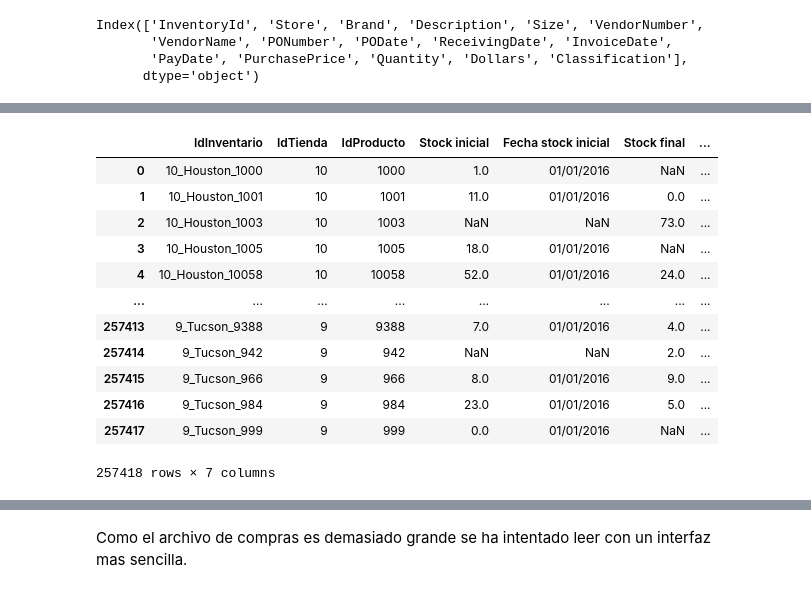
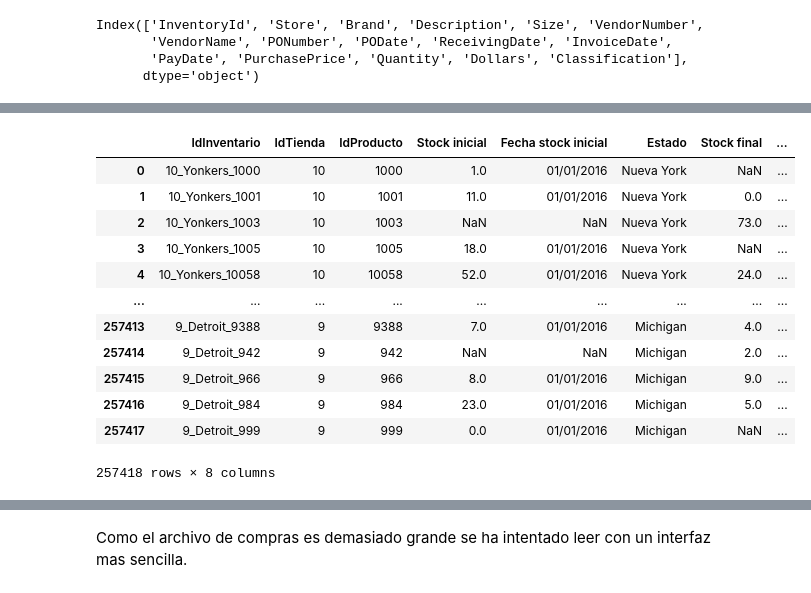
Before and after one commit to isabelunamuno/TFM, a Jupyter notebook: VisualStudio_ETL/Procesamiento.ipynb, the cells around one changed output, grey strips where cells are left out. Cells and saved outputs as stored; diff of their text form; code cells hidden in the pictures.

```diff
--- a/VisualStudio_ETL/Procesamiento.ipynb
+++ b/VisualStudio_ETL/Procesamiento.ipynb
@@ -447,6 +455,6 @@ city_counts_df.to_excel('city_counts_end.xlsx', index=False)
 Se han pasado ambos excels y se han juntado todas las ciudades (las que se encuentran en las dos tablas) en una columna llamada "Invented_city"
 # %%
 # Leer el archivo CSV con las ciudades inventadas y las ciudades reales
-df_ciudades = pd.read_csv(r'C:\Code projects\TFM\DatosOriginales\Ciudades.csv', sep=';', encoding='latin1')
+df_ciudades = pd.read_csv(r'C:\Code projects\TFM\DatosOriginales\Ciudades2.csv', sep=',', encoding='latin1')
 print(df_ciudades.head())
 # %% [output]
@@ -459,7 +467,12 @@ print(df_ciudades.head())
 # %%
 # Reemplazar las ciudades inventadas con las ciudades reales
-inventario_inicial['City'] = inventario_inicial['City'].replace(dict(zip(df_ciudades['Invented_city'], df_ciudades['Real_city'])))
-inventario_final['City'] = inventario_final['City'].replace(dict(zip(df_ciudades['Invented_city'], df_ciudades['Real_city'])))
+inventario_inicial['City'] = inventario_inicial['City'].replace(dict(zip(df_ciudades['Ciudad original'], df_ciudades['Ciudad real'])))
+inventario_final['City'] = inventario_final['City'].replace(dict(zip(df_ciudades['Ciudad original'], df_ciudades['Ciudad real'])))
+
+# Añadir una columna con el estado
+state_mapping = dict(zip(df_ciudades['Ciudad real'], df_ciudades['Estado']))
+inventario_inicial['Estado'] = inventario_inicial['City'].map(state_mapping)
+inventario_final['Estado'] = inventario_final['City'].map(state_mapping)
 # %% [markdown]
 Una vez realizado el cambio de ciudades, tambien se ha modificado la columna InventoryId, que procede de la columna ciudad.
 # %%
@@ -775,20 +845,20 @@ H_compras_filtrada
 319970 rows × 12 columns
 # %%
-H_inventario= pd.merge(inventario_inicial, inventario_final, on=['InventoryId', 'Store', 'City', 'Brand', 'Description', 'Size'], how='outer')
+H_inventario= pd.merge(inventario_inicial, inventario_final, on=['InventoryId', 'Store', 'City', 'Brand', 'Description', 'Size','Estado'], how='outer')
 H_inventario.drop(['City','Description','Size','Price_x','Price_y'], axis=1, inplace=True)
-H_inventario.columns=['IdInventario','IdTienda','IdProducto','Stock inicial','Fecha stock inicial','Stock final','Fecha stock final']
+H_inventario.columns=['IdInventario','IdTienda','IdProducto','Stock inicial','Fecha stock inicial','Estado','Stock final','Fecha stock final']
 H_inventario
 # %% [output]
-|  | IdInventario | IdTienda | IdProducto | Stock inicial | Fecha stock inicial | Stock final | ... |
-| 0 | 10_Houston_1000 | 10 | 1000 | 1.0 | 01/01/2016 | NaN | ... |
-| 1 | 10_Houston_1001 | 10 | 1001 | 11.0 | 01/01/2016 | 0.0 | ... |
-| 2 | 10_Houston_1003 | 10 | 1003 | NaN | NaN | 73.0 | ... |
-| 3 | 10_Houston_1005 | 10 | 1005 | 18.0 | 01/01/2016 | NaN | ... |
-| 4 | 10_Houston_10058 | 10 | 10058 | 52.0 | 01/01/2016 | 24.0 | ... |
-| ... | ... | ... | ... | ... | ... | ... | ... |
-| 257413 | 9_Tucson_9388 | 9 | 9388 | 7.0 | 01/01/2016 | 4.0 | ... |
-| 257414 | 9_Tucson_942 | 9 | 942 | NaN | NaN | 2.0 | ... |
-| 257415 | 9_Tucson_966 | 9 | 966 | 8.0 | 01/01/2016 | 9.0 | ... |
-| 257416 | 9_Tucson_984 | 9 | 984 | 23.0 | 01/01/2016 | 5.0 | ... |
-| 257417 | 9_Tucson_999 | 9 | 999 | 0.0 | 01/01/2016 | NaN | ... |
+|  | IdInventario | IdTienda | IdProducto | Stock inicial | Fecha stock inicial | Estado | Stock final | ... |
+| 0 | 10_Yonkers_1000 | 10 | 1000 | 1.0 | 01/01/2016 | Nueva York | NaN | ... |
+| 1 | 10_Yonkers_1001 | 10 | 1001 | 11.0 | 01/01/2016 | Nueva York | 0.0 | ... |
+| 2 | 10_Yonkers_1003 | 10 | 1003 | NaN | NaN | Nueva York | 73.0 | ... |
+| 3 | 10_Yonkers_1005 | 10 | 1005 | 18.0 | 01/01/2016 | Nueva York | NaN | ... |
+| 4 | 10_Yonkers_10058 | 10 | 10058 | 52.0 | 01/01/2016 | Nueva York | 24.0 | ... |
+| ... | ... | ... | ... | ... | ... | ... | ... | ... |
+| 257413 | 9_Detroit_9388 | 9 | 9388 | 7.0 | 01/01/2016 | Michigan | 4.0 | ... |
+| 257414 | 9_Detroit_942 | 9 | 942 | NaN | NaN | Michigan | 2.0 | ... |
+| 257415 | 9_Detroit_966 | 9 | 966 | 8.0 | 01/01/2016 | Michigan | 9.0 | ... |
+| 257416 | 9_Detroit_984 | 9 | 984 | 23.0 | 01/01/2016 | Michigan | 5.0 | ... |
+| 257417 | 9_Detroit_999 | 9 | 999 | 0.0 | 01/01/2016 | Michigan | NaN | ... |
-257418 rows × 7 columns
+257418 rows × 8 columns
```
Also changed, not shown: parts of 20 cells of this notebook.
